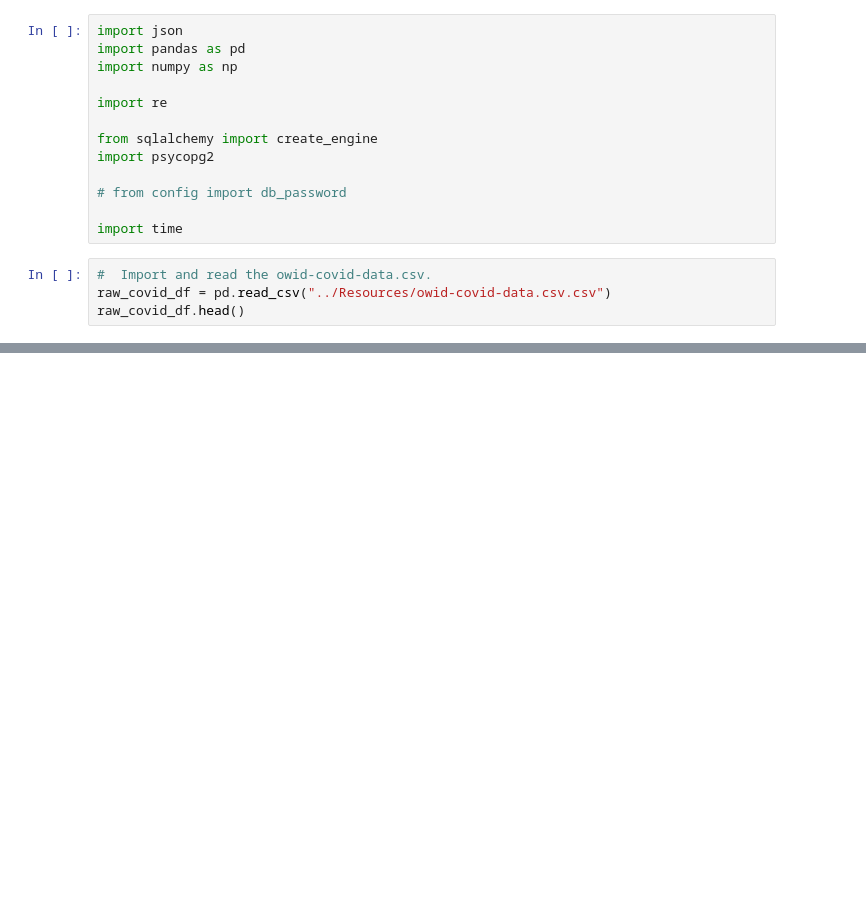
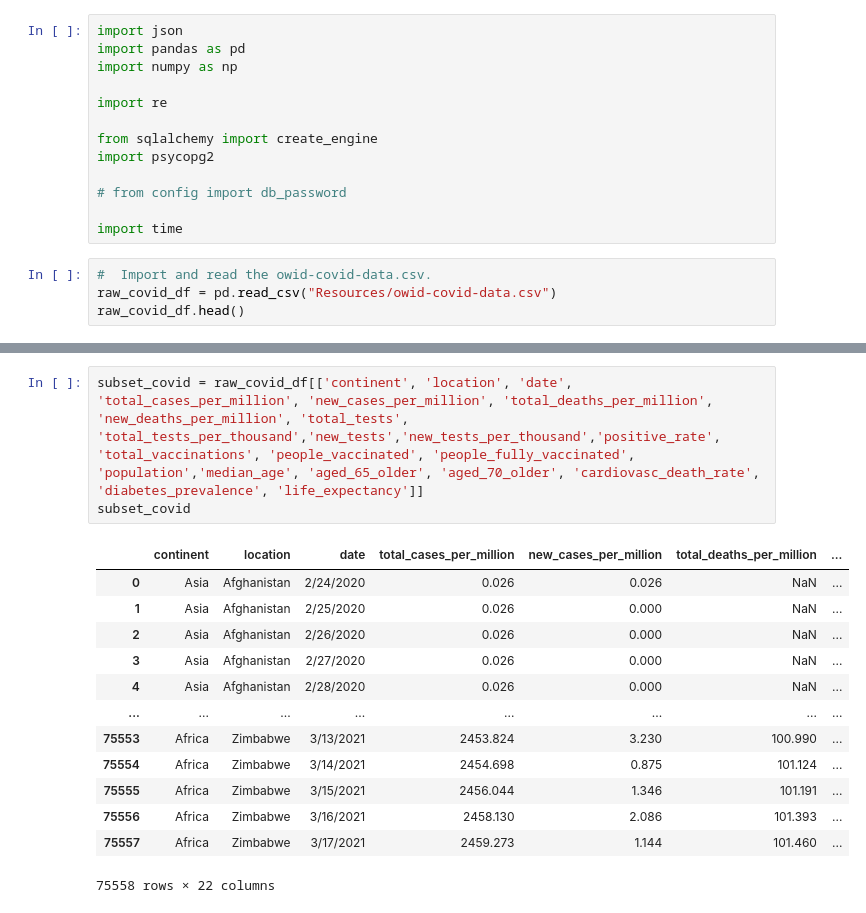
Before and after one commit to luke-c-newell/Final_Project, a Jupyter notebook: Database_ETL.ipynb, the cells around one changed output, grey strips where cells are left out. Saved outputs shown, nothing was run; the diff lists cells and outputs as text; blank space fills up the shorter version.

Commit message:
Creating Subset from Raw Data

```diff
--- a/Database_ETL.ipynb
+++ b/Database_ETL.ipynb
@@ -13,6 +13,6 @@ import psycopg2
 import time
 # %%
 #  Import and read the owid-covid-data.csv.
-raw_covid_df = pd.read_csv("../Resources/owid-covid-data.csv.csv")
+raw_covid_df = pd.read_csv("Resources/owid-covid-data.csv")
 raw_covid_df.head()
 # %% [output]
@@ -19,0 +26,17 @@ FileNotFoundError: [Errno 2] File ../Resources/owid-covid-data.csv.csv does not
+# %%
+subset_covid = raw_covid_df[['continent', 'location', 'date', 'total_cases_per_million', 'new_cases_per_million', 'total_deaths_per_million', 'new_deaths_per_million', 'total_tests', 'total_tests_per_thousand','new_tests','new_tests_per_thousand','positive_rate', 'total_vaccinations', 'people_vaccinated', 'people_fully_vaccinated', 'population','median_age', 'aged_65_older', 'aged_70_older', 'cardiovasc_death_rate', 'diabetes_prevalence', 'life_expectancy']]
+subset_covid
+# %% [output]
+|  | continent | location | date | total_cases_per_million | new_cases_per_million | total_deaths_per_million | ... |
+| 0 | Asia | Afghanistan | 2/24/2020 | 0.026 | 0.026 | NaN | ... |
+| 1 | Asia | Afghanistan | 2/25/2020 | 0.026 | 0.000 | NaN | ... |
+| 2 | Asia | Afghanistan | 2/26/2020 | 0.026 | 0.000 | NaN | ... |
+| 3 | Asia | Afghanistan | 2/27/2020 | 0.026 | 0.000 | NaN | ... |
+| 4 | Asia | Afghanistan | 2/28/2020 | 0.026 | 0.000 | NaN | ... |
+| ... | ... | ... | ... | ... | ... | ... | ... |
+| 75553 | Africa | Zimbabwe | 3/13/2021 | 2453.824 | 3.230 | 100.990 | ... |
+| 75554 | Africa | Zimbabwe | 3/14/2021 | 2454.698 | 0.875 | 101.124 | ... |
+| 75555 | Africa | Zimbabwe | 3/15/2021 | 2456.044 | 1.346 | 101.191 | ... |
+| 75556 | Africa | Zimbabwe | 3/16/2021 | 2458.130 | 2.086 | 101.393 | ... |
+| 75557 | Africa | Zimbabwe | 3/17/2021 | 2459.273 | 1.144 | 101.460 | ... |
+75558 rows × 22 columns
```
Also changed, not shown: parts of 2 cells of this notebook.
